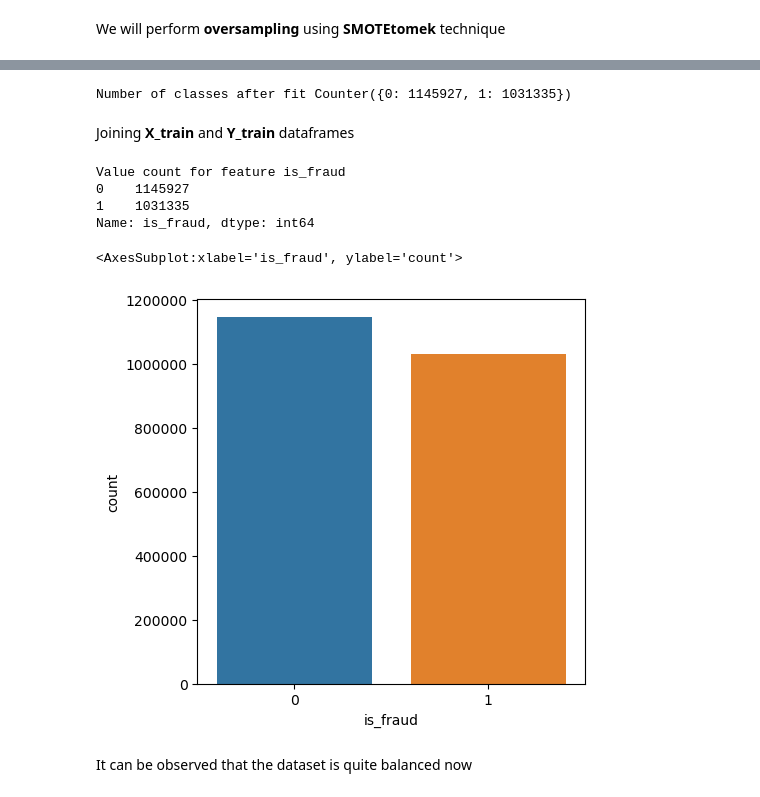
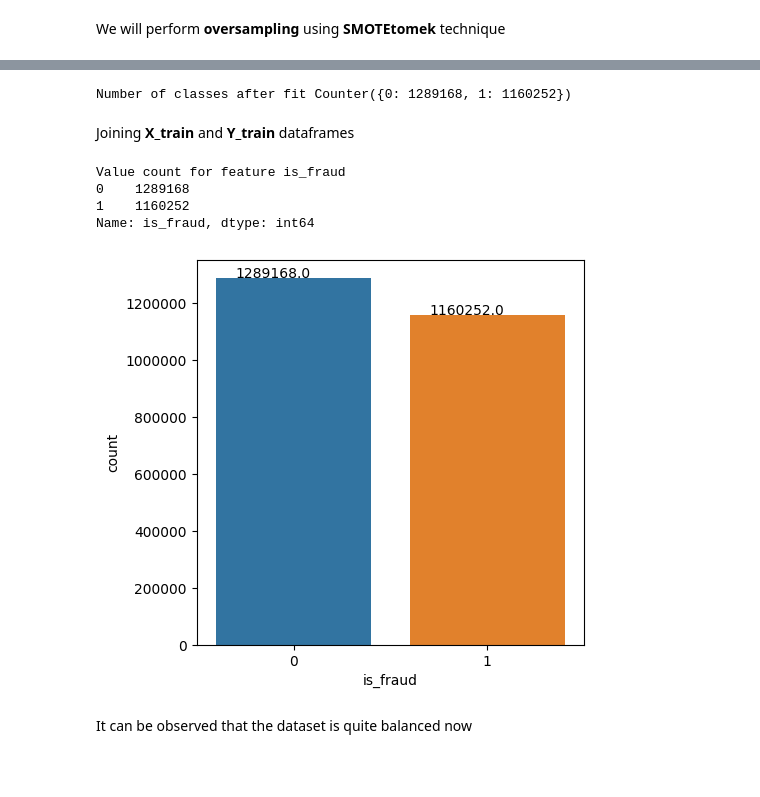
Before and after one commit to nipun1992/Credit-Card-Transaction-Fraud-Detection, a Jupyter notebook: Deep Learning - Fraud Detection.ipynb, the cells around one changed output, grey strips where cells are left out. Cells and saved outputs as stored; diff of their text form; code cells hidden in the pictures; blank space fills up the shorter version.

```diff
--- a/Deep Learning - Fraud Detection.ipynb
+++ b/Deep Learning - Fraud Detection.ipynb
@@ -625,7 +625,7 @@ from imblearn.under_sampling import RandomUnderSampler
 from imblearn.pipeline import Pipeline
 # %%
 # Initializing SMOTE
-over = SMOTE(sampling_strategy=0.8)
+over = SMOTE(sampling_strategy=0.9)
 under = RandomUnderSampler(sampling_strategy=0.9)
 # %%
 steps = [('o', over), ('u', under)]
@@ -638,7 +639,7 @@ from collections import Counter
 # %%
 print("Number of classes after fit {}".format(Counter(Y_train)))
 # %% [output]
-Number of classes after fit Counter({0: 1145927, 1: 1031335})
+Number of classes after fit Counter({0: 1289168, 1: 1160252})
 # %% [markdown]
 Joining **X_train** and **Y_train** dataframes
 # %%
@@ -648,16 +649,17 @@ print("Value count for feature is_fraud")
 print(df_train['is_fraud'].value_counts())
 # %% [output]
 Value count for feature is_fraud
-0    1145927
-1    1031335
+0    1289168
+1    1160252
 Name: is_fraud, dtype: int64
 # %%
 plt.figure(figsize=(5,5))
 plt.ticklabel_format(style='plain')
-sns.countplot(x='is_fraud', data=df_train)
+ax = sns.countplot(x= 'is_fraud', data=df_train)
+for p in ax.patches:
+        ax.annotate('{:.1f}'.format(p.get_height()), (p.get_x()+0.1, p.get_height()+50))
 # %% [output]
-<AxesSubplot:xlabel='is_fraud', ylabel='count'>
-[figure, old version]
+[figure, new version]
 # %% [markdown]
 It can be observed that the dataset is quite balanced now
 # %%
```
Also changed, not shown: parts of 52 cells of this notebook.
